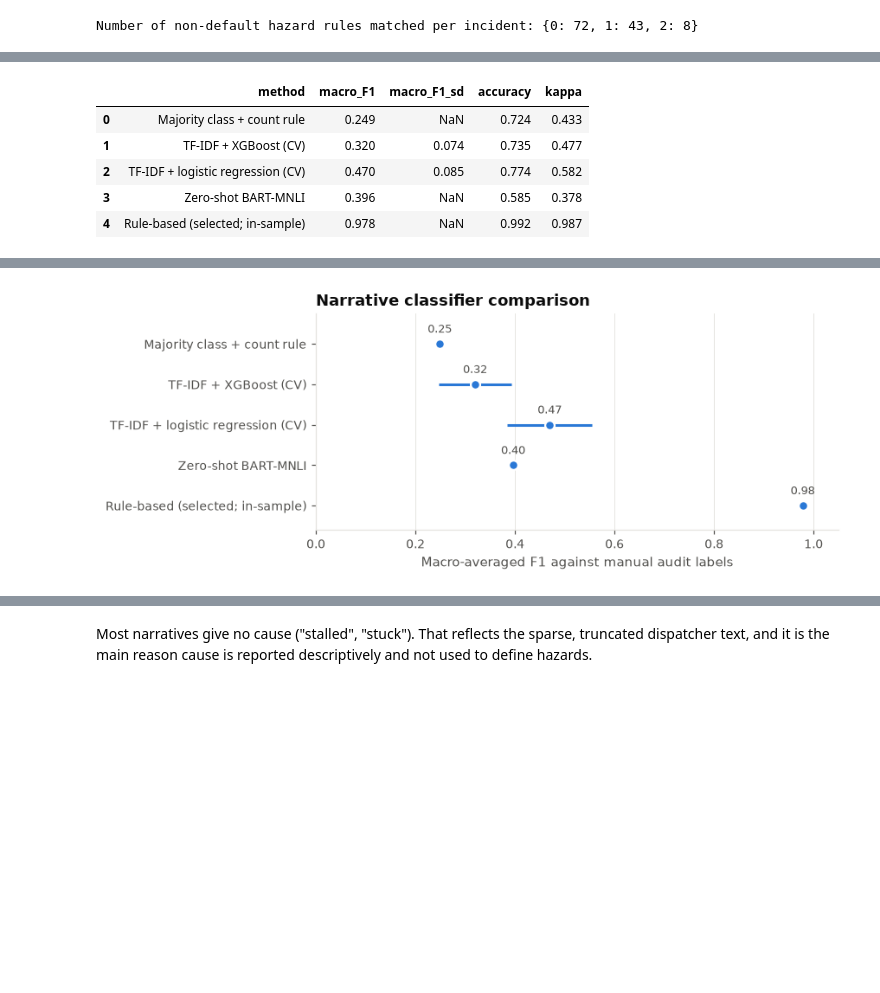
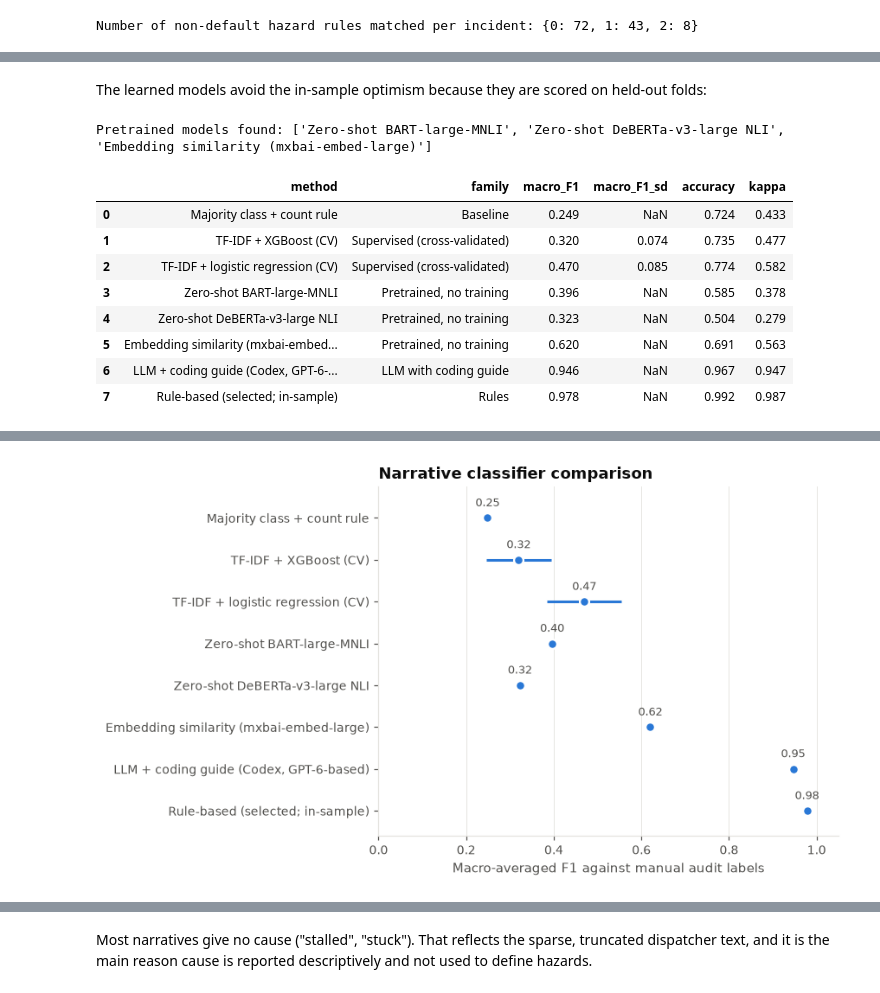
Before and after one commit to jonathanwilsonami/av-blocking-analysis, a Jupyter notebook: notebooks/av_blocking_analysis.ipynb, the cells around one changed output, grey strips where cells are left out. Cells and saved outputs as stored; diff of their text form; code cells hidden in the pictures; blank space fills up the shorter version.

```diff
--- a/notebooks/av_blocking_analysis.ipynb
+++ b/notebooks/av_blocking_analysis.ipynb
@@ -330,31 +400,38 @@ they are scored on held-out folds:
+# %% [markdown]
+The learned models avoid the in-sample optimism because they are scored on held-out folds:
 # %%
 folds, pooled = nlp.cross_validate_models(df)
 cv = folds.groupby("model")[["accuracy", "macro_F1", "kappa"]].agg(["mean", "std"])
 base = nlp.majority_baseline(df)
 rules = nlp._scores(df.manual_hazard, df.hazard)
-zs = nlp.load_zeroshot(df)
+# Pretrained models with no training on this data (cached; `make zeroshot` re-runs them)
+pretrained = nlp.load_all_zeroshot(df)
+print("Pretrained models found:", list(pretrained))
 
-rows = [{"method": "Majority class + count rule", "macro_F1": base["macro_F1"], "macro_F1_sd": np.nan,
-         "accuracy": base["accuracy"], "kappa": base["kappa"]}]
+def row(method, s, sd=np.nan, family=""):
+    return {"method": method, "family": family, "macro_F1": s["macro_F1"], "macro_F1_sd": sd,
+            "accuracy": s["accuracy"], "kappa": s["kappa"]}
+
+rows = [row("Majority class + count rule", base, family="Baseline")]
 for m in cv.index:
-    rows.append({"method": m + " (CV)", "macro_F1": cv.loc[m, ("macro_F1", "mean")],
-                 "macro_F1_sd": cv.loc[m, ("macro_F1", "std")], "accuracy": cv.loc[m, ("accuracy", "mean")],
-                 "kappa": cv.loc[m, ("kappa", "mean")]})
-if zs is not None:
-    zz = df[["incident_id", "manual_hazard"]].merge(zs, on="incident_id")
-    s = nlp._scores(zz.manual_hazard, zz.zs_hazard)
-    rows.append({"method": "Zero-shot BART-MNLI", "macro_F1": s["macro_F1"], "macro_F1_sd": np.nan,
-                 "accuracy": s["accuracy"], "kappa": s["kappa"]})
-rows.append({"method": "Rule-based (selected; in-sample)", "macro_F1": rules["macro_F1"], "macro_F1_sd": np.nan,
-             "accuracy": rules["accuracy"], "kappa": rules["kappa"]})
+    rows.append(row(m + " (CV)", {k: cv.loc[m, (k, "mean")] for k in ["macro_F1", "accuracy", "kappa"]},
+                    sd=cv.loc[m, ("macro_F1", "std")], family="Supervised (cross-validated)"))
+for name, pred in pretrained.items():
+    rows.append(row(name, nlp._scores(df.manual_hazard, pred), family="Pretrained, no training"))
+# Frontier LLM given the written coding guide (the blind second coder from 4.1)
+LLM_NAME = "LLM + coding guide (Codex, GPT-6-based)"
+llm_pred = pd.read_csv(config.LLM_AUDIT_LABELS).set_index("incident_id").loc[df.incident_id, "hazard"].values
+rows.append(row(LLM_NAME, nlp._scores(df.manual_hazard, llm_pred), family="LLM with coding guide"))
+rows.append(row("Rule-based (selected; in-sample)", rules, family="Rules"))
 comp = pd.DataFrame(rows)
 display(comp.round(3))
 save_table(comp.round(3).fillna("—"), "tbl-classifiers",
-           "Narrative classifiers scored against the manual audit labels (learned models: mean and SD over 4-fold x 5 repeated stratified CV).")
+           "Narrative classifiers scored against the manual audit labels (supervised models: mean and SD over 4-fold x 5 repeated stratified CV; pretrained models and the LLM use no training data; the LLM was given the written coding guide).")
 
 per_class = pd.DataFrame({m: nlp.per_class_f1(df.manual_hazard, p) for m, p in pooled.items()})
-if zs is not None:
-    per_class["Zero-shot BART-MNLI"] = nlp.per_class_f1(zz.manual_hazard, zz.zs_hazard)
+for name, pred in pretrained.items():
+    per_class[name] = nlp.per_class_f1(df.manual_hazard, pred)
+per_class[LLM_NAME] = nlp.per_class_f1(df.manual_hazard, llm_pred)
 per_class["Rule-based"] = nlp.per_class_f1(df.manual_hazard, df.hazard)
 per_class.insert(0, "n (manual)", df.manual_hazard.value_counts().reindex(tx.HAZARD_CODES).values)
 per_class.index = [HAZ_LABEL[c] for c in per_class.index]
@@ -363,15 +440,37 @@ save_table(per_class.round(2).reset_index(names="Hazard"), "tbl-per-class-f1", "
 
 fig, _ = P.classifier_comparison_plot(comp)
 save_fig(fig, "fig-classifiers"); plt.show()
+
+# How often does each pretrained model predict each class? (over-prediction check)
+pred_counts = pd.DataFrame({"Manual audit": df.manual_hazard.value_counts(),
+                            **{n: pd.Series(p).value_counts() for n, p in pretrained.items()}}
+                           ).reindex(tx.HAZARD_CODES).fillna(0).astype(int)
+pred_counts.index = [HAZ_LABEL[c] for c in pred_counts.index]
+display(pred_counts)
+save_table(pred_counts.reset_index(names="Hazard"), "tbl-pretrained-counts",
+           "Number of incidents assigned to each hazard by the manual audit and by each pretrained model.")
+
 lr = cv.loc["TF-IDF + logistic regression", ("macro_F1", "mean")]
 xg = cv.loc["TF-IDF + XGBoost", ("macro_F1", "mean")]
 save_vars({"lr_f1": r(lr), "xgb_f1": r(xg), "base_f1": r(base["macro_F1"]), "rule_f1": r(rules["macro_F1"]),
-           "lr_h2_f1": r(per_class.iloc[1, 1]), "zs_f1": r(comp.set_index("method").macro_F1.get("Zero-shot BART-MNLI", np.nan))},
-          "ml")
+           "lr_h2_f1": r(per_class.loc[HAZ_LABEL["H2"], "TF-IDF + logistic regression"])}, "ml")
+for key, spec in nlp.PRETRAINED_MODELS.items():
+    if spec["name"] in pretrained:
+        s = comp.set_index("method").loc[spec["name"]]
+        save_vars({"f1": r(s.macro_F1), "acc": r(s.accuracy), "kappa": r(s.kappa),
+                   "h2_f1": r(per_class.loc[HAZ_LABEL["H2"], spec["name"]]),
+                   "n_h1": int(pred_counts.loc[HAZ_LABEL["H1"], spec["name"]])}, f"ml.{key}")
+s_llm = comp.set_index("method").loc[LLM_NAME]
+save_vars({"f1": r(s_llm.macro_F1), "acc": r(s_llm.accuracy), "kappa": r(s_llm.kappa),
+           "h2_f1": r(per_class.loc[HAZ_LABEL["H2"], LLM_NAME])}, "ml.llm")
 # %% [output]
+Pretrained models found: ['Zero-shot BART-large-MNLI', 'Zero-shot DeBERTa-v3-large NLI', 'Embedding similarity (mxbai-embed-large)']
-|  | method | macro_F1 | macro_F1_sd | accuracy | kappa |
-| 0 | Majority class + count rule | 0.249 | NaN | 0.724 | 0.433 |
-| 1 | TF-IDF + XGBoost (CV) | 0.320 | 0.074 | 0.735 | 0.477 |
-| 2 | TF-IDF + logistic regression (CV) | 0.470 | 0.085 | 0.774 | 0.582 |
-| 3 | Zero-shot BART-MNLI | 0.396 | NaN | 0.585 | 0.378 |
-| 4 | Rule-based (selected; in-sample) | 0.978 | NaN | 0.992 | 0.987 |
+|  | method | family | macro_F1 | macro_F1_sd | accuracy | kappa |
+| 0 | Majority class + count rule | Baseline | 0.249 | NaN | 0.724 | 0.433 |
+| 1 | TF-IDF + XGBoost (CV) | Supervised (cross-validated) | 0.320 | 0.074 | 0.735 | 0.477 |
+| 2 | TF-IDF + logistic regression (CV) | Supervised (cross-validated) | 0.470 | 0.085 | 0.774 | 0.582 |
+| 3 | Zero-shot BART-large-MNLI | Pretrained, no training | 0.396 | NaN | 0.585 | 0.378 |
+| 4 | Zero-shot DeBERTa-v3-large NLI | Pretrained, no training | 0.323 | NaN | 0.504 | 0.279 |
+| 5 | Embedding similarity (mxbai-embed... | Pretrained, no training | 0.620 | NaN | 0.691 | 0.563 |
+| 6 | LLM + coding guide (Codex, GPT-6-... | LLM with coding guide | 0.946 | NaN | 0.967 | 0.947 |
+| 7 | Rule-based (selected; in-sample) | Rules | 0.978 | NaN | 0.992 | 0.987 |
@@ -386 +485 @@ save_vars({"lr_f1": r(lr), "xgb_f1": r(xg), "base_f1": r(base["macro_F1"]), "rul
-[figure, old version]
+[figure, new version]
```
Also changed, not shown: parts of 11 cells of this notebook, 39 other files.
